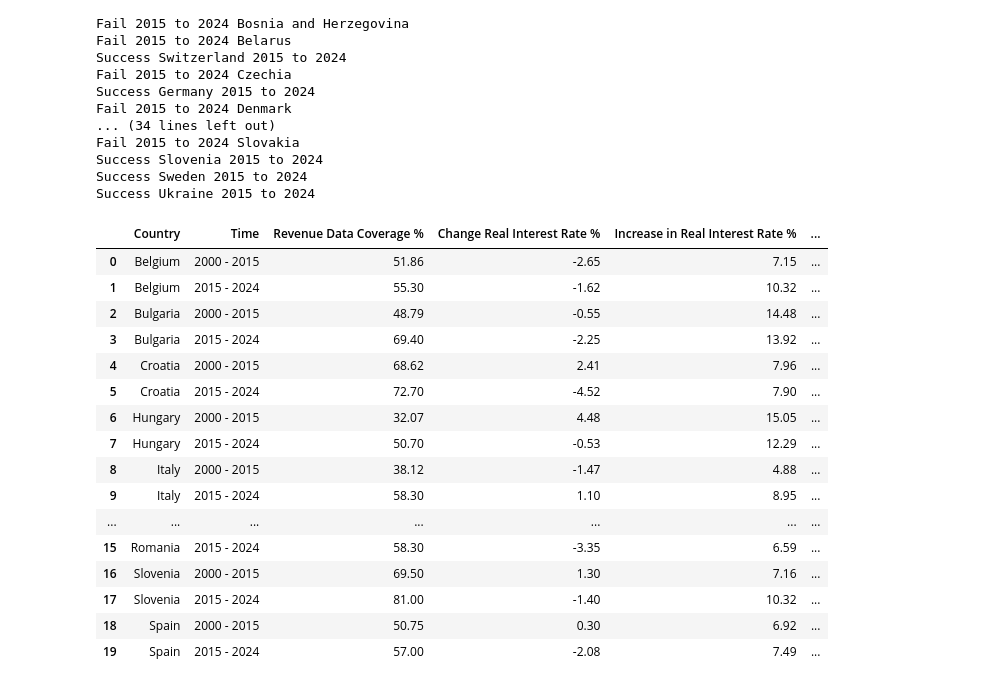
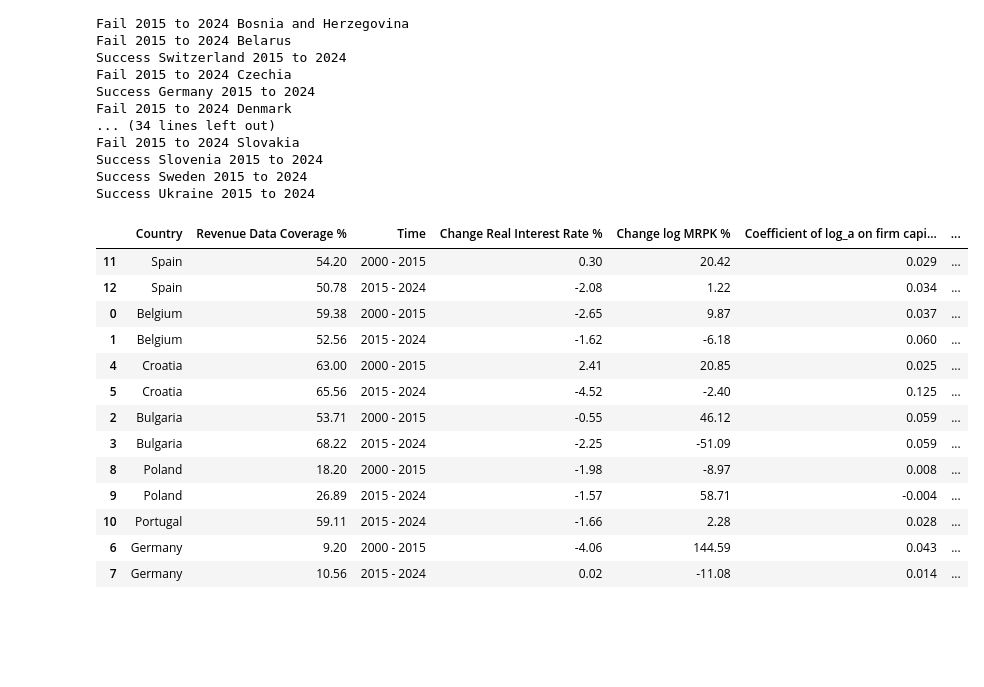
Before and after one commit to CurdinLieberherr/Master-Thesis, a Jupyter notebook: all_countries.ipynb, the cells around one changed output. Saved outputs shown, nothing was run; the diff lists cells and outputs as text; code cells hidden in the pictures; blank space fills up the shorter version.

```diff
--- a/all_countries.ipynb
+++ b/all_countries.ipynb
@@ -54,8 +54,8 @@ import os
 import joblib
 
 all_countries = {}
-for dir in os.listdir('analysis_database'):
-    country_analysis = joblib.load('analysis_database/'+dir)
+for dir in os.listdir('corrected_analysis_database'):
+    country_analysis = joblib.load('corrected_analysis_database/'+dir)
     all_countries[dir.replace('.joblib', '')] = country_analysis
 # %%
 import CompareCountries
@@ -70,22 +70,34 @@ compare_df = comparison.compare()
 compare_df = compare_df[compare_df['Revenue Data Coverage %'] >= 20]
 compare_df = compare_df[compare_df.groupby('Country')['Country'].transform('count') == 2]
 # %%
-compare_df.sort_values(['Country', 'Time']).reset_index(drop=True)
+compare_df = comparison.compare().sort_values(['Country', 'Time']).reset_index(drop=True)
+asdf = compare_df[['Country', 'Revenue Data Coverage %', 'Time', 'Change Real Interest Rate %', 'Change log MRPK %', 'Coefficient of log_a on firm capital growth', 'P-Value Coefficient']]
+
+countries = ['Spain', 'Belgium', 'Croatia', 'Bulgaria', 'Poland', 'Portugal', 'Germany', 'Sweden']
+asdf = asdf[asdf['Country'].isin(countries)]
+
+import pandas as pd
+
+asdf['Country'] = pd.Categorical(
+    asdf['Country'],
+    categories=countries,
+    ordered=True
+)
+
+asdf = asdf.sort_values('Country')
+asdf
 # %% [output]
-|  | Country | Time | Revenue Data Coverage % | Change Real Interest Rate % | Increase in Real Interest Rate % | ... |
-| 0 | Belgium | 2000 - 2015 | 51.86 | -2.65 | 7.15 | ... |
-| 1 | Belgium | 2015 - 2024 | 55.30 | -1.62 | 10.32 | ... |
-| 2 | Bulgaria | 2000 - 2015 | 48.79 | -0.55 | 14.48 | ... |
-| 3 | Bulgaria | 2015 - 2024 | 69.40 | -2.25 | 13.92 | ... |
-| 4 | Croatia | 2000 - 2015 | 68.62 | 2.41 | 7.96 | ... |
-| 5 | Croatia | 2015 - 2024 | 72.70 | -4.52 | 7.90 | ... |
-| 6 | Hungary | 2000 - 2015 | 32.07 | 4.48 | 15.05 | ... |
-| 7 | Hungary | 2015 - 2024 | 50.70 | -0.53 | 12.29 | ... |
-| 8 | Italy | 2000 - 2015 | 38.12 | -1.47 | 4.88 | ... |
-| 9 | Italy | 2015 - 2024 | 58.30 | 1.10 | 8.95 | ... |
-| ... | ... | ... | ... | ... | ... | ... |
-| 15 | Romania | 2015 - 2024 | 58.30 | -3.35 | 6.59 | ... |
-| 16 | Slovenia | 2000 - 2015 | 69.50 | 1.30 | 7.16 | ... |
-| 17 | Slovenia | 2015 - 2024 | 81.00 | -1.40 | 10.32 | ... |
-| 18 | Spain | 2000 - 2015 | 50.75 | 0.30 | 6.92 | ... |
-| 19 | Spain | 2015 - 2024 | 57.00 | -2.08 | 7.49 | ... |
+|  | Country | Revenue Data Coverage % | Time | Change Real Interest Rate % | Change log MRPK % | Coefficient of log_a on firm capi... | ... |
+| 11 | Spain | 54.20 | 2000 - 2015 | 0.30 | 20.42 | 0.029 | ... |
+| 12 | Spain | 50.78 | 2015 - 2024 | -2.08 | 1.22 | 0.034 | ... |
+| 0 | Belgium | 59.38 | 2000 - 2015 | -2.65 | 9.87 | 0.037 | ... |
+| 1 | Belgium | 52.56 | 2015 - 2024 | -1.62 | -6.18 | 0.060 | ... |
+| 4 | Croatia | 63.00 | 2000 - 2015 | 2.41 | 20.85 | 0.025 | ... |
+| 5 | Croatia | 65.56 | 2015 - 2024 | -4.52 | -2.40 | 0.125 | ... |
+| 2 | Bulgaria | 53.71 | 2000 - 2015 | -0.55 | 46.12 | 0.059 | ... |
+| 3 | Bulgaria | 68.22 | 2015 - 2024 | -2.25 | -51.09 | 0.059 | ... |
+| 8 | Poland | 18.20 | 2000 - 2015 | -1.98 | -8.97 | 0.008 | ... |
+| 9 | Poland | 26.89 | 2015 - 2024 | -1.57 | 58.71 | -0.004 | ... |
+| 10 | Portugal | 59.11 | 2015 - 2024 | -1.66 | 2.28 | 0.028 | ... |
+| 6 | Germany | 9.20 | 2000 - 2015 | -4.06 | 144.59 | 0.043 | ... |
+| 7 | Germany | 10.56 | 2015 - 2024 | 0.02 | -11.08 | 0.014 | ... |
```
Also changed, not shown: parts of 2 cells of this notebook, 4 other files.
